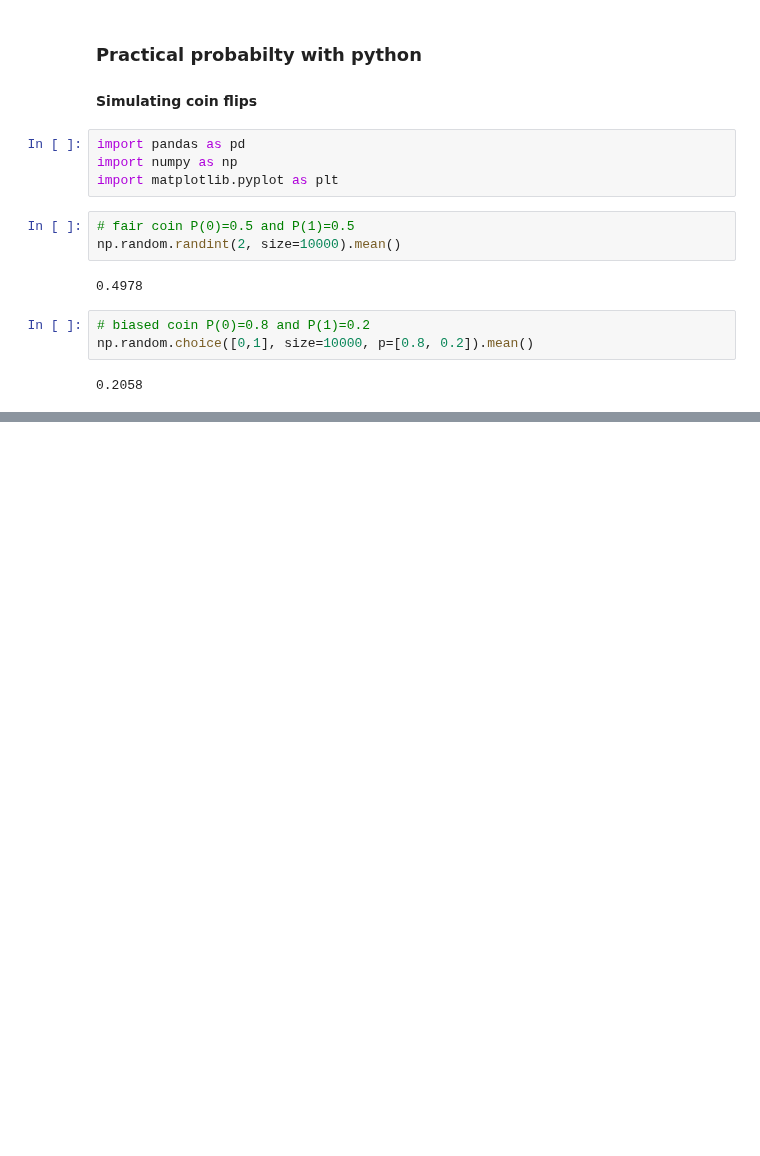
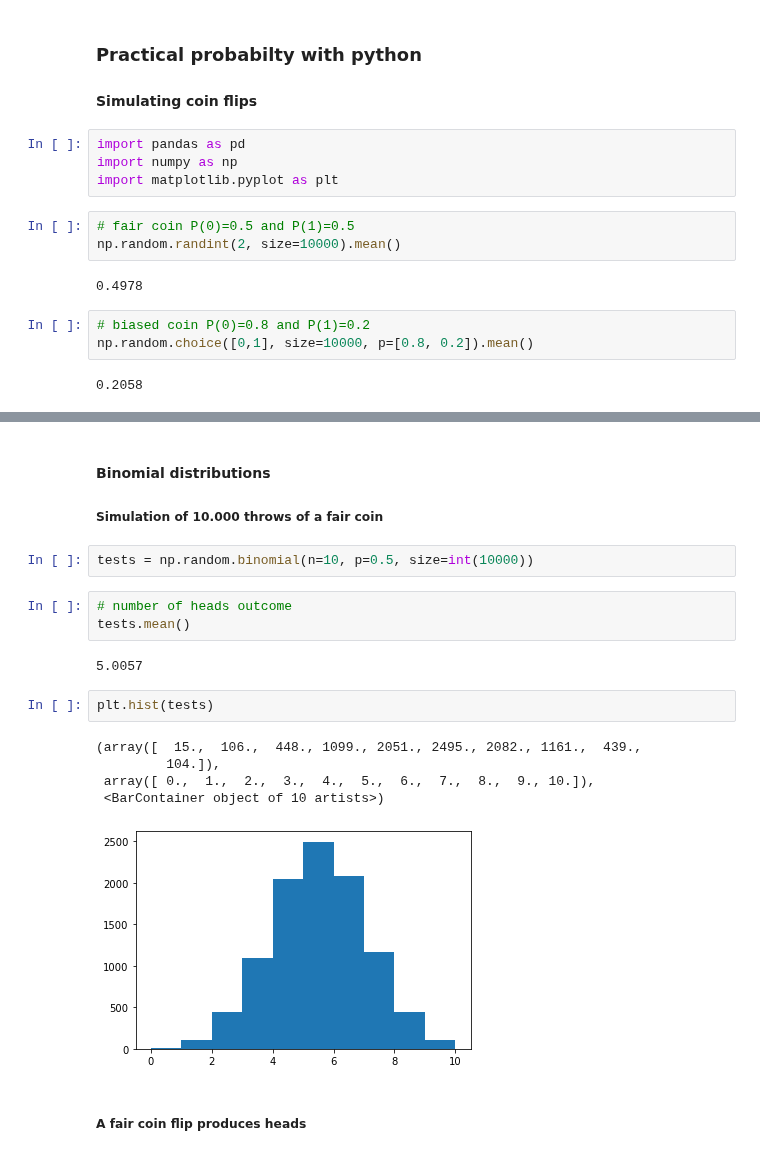
Before and after one commit to vpontello/DataScience_Nanodegree, a Jupyter notebook: 00_Extracurricular/02_Practical_Statistics/practical_statistics.ipynb, the cells around one changed output, grey strips where cells are left out. Drawn from its saved outputs; the diff is of its cells as text; blank space fills up the shorter version.

Commit message:
practical binomial distribution with python

```diff
--- a/00_Extracurricular/02_Practical_Statistics/practical_statistics.ipynb
+++ b/00_Extracurricular/02_Practical_Statistics/practical_statistics.ipynb
@@ -334,0 +398,20 @@ np.random.choice([0,1], size=10000, p=[0.8, 0.2]).mean()
+# %% [markdown]
+#### Binomial distributions
+##### Simulation of 10.000 throws of a fair coin
+# %%
+tests = np.random.binomial(n=10, p=0.5, size=int(10000))
+# %%
+# number of heads outcome
+tests.mean()
+# %% [output]
+5.0057
+# %%
+plt.hist(tests)
+# %% [output]
+(array([  15.,  106.,  448., 1099., 2051., 2495., 2082., 1161.,  439.,
+         104.]),
+ array([ 0.,  1.,  2.,  3.,  4.,  5.,  6.,  7.,  8.,  9., 10.]),
+ <BarContainer object of 10 artists>)
+[figure, added]
+# %% [markdown]
+##### A fair coin flip produces heads
```
Also changed, not shown: parts of 23 cells of this notebook.
